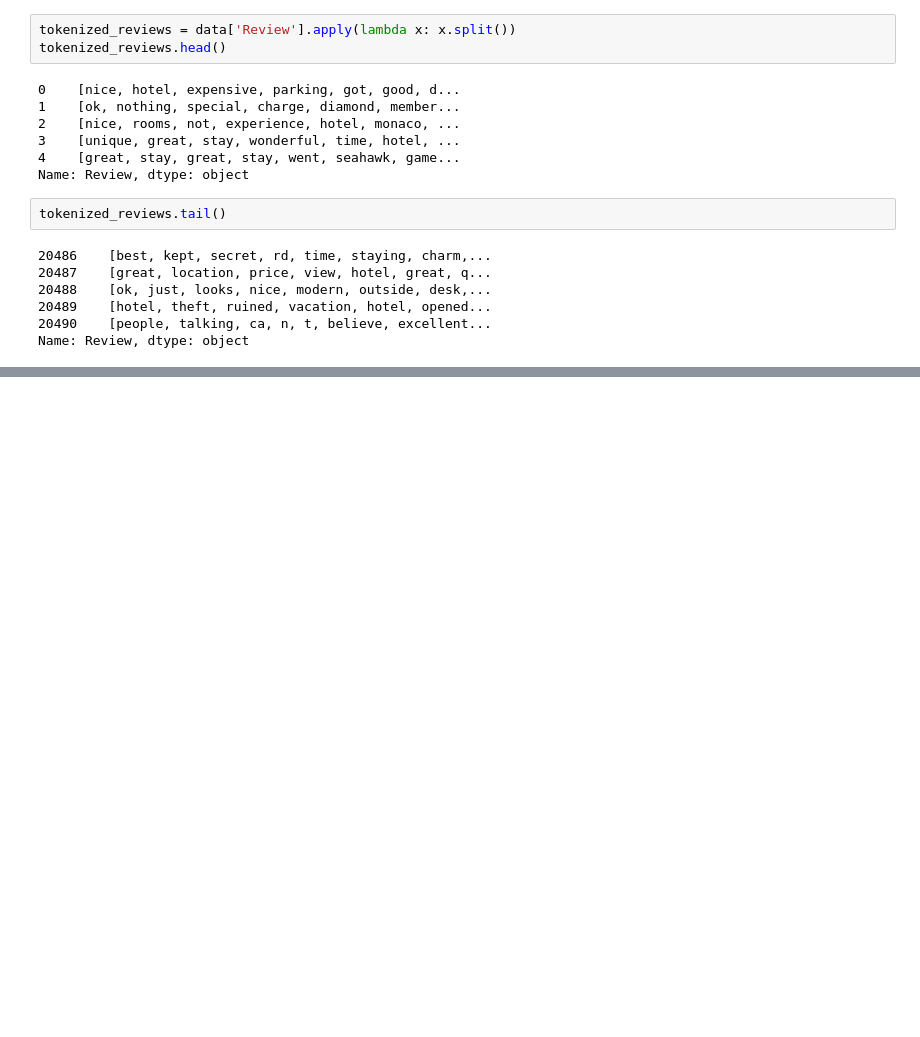
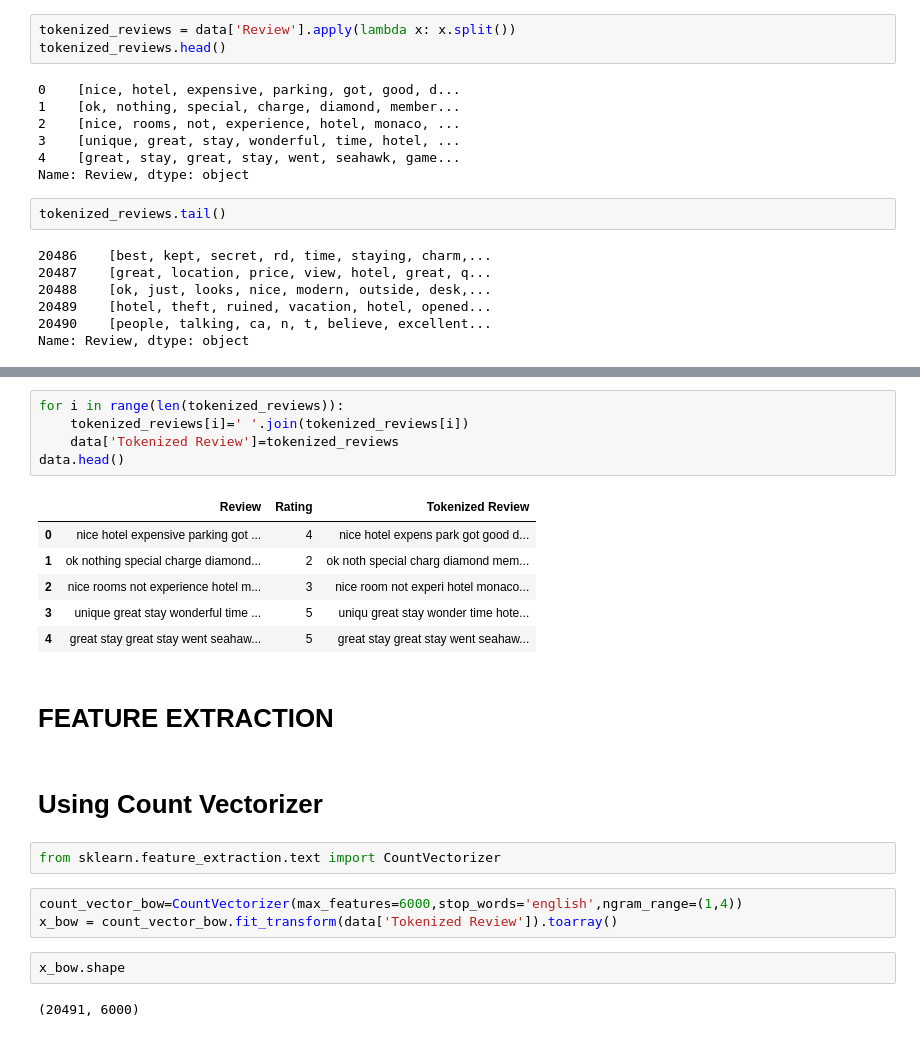
Before and after one commit to nidhi2611/Rating_Prediction_Using_Reviews, a Jupyter notebook: Rating Prediciton using Reviews.ipynb, the cells around one changed output, grey strips where cells are left out. Saved outputs shown, nothing was run; the diff lists cells and outputs as text; blank space fills up the shorter version.

```diff
--- a/Rating Prediciton using Reviews.ipynb
+++ b/Rating Prediciton using Reviews.ipynb
@@ -73,0 +79,25 @@ Name: Review, dtype: object
+# %%
+for i in range(len(tokenized_reviews)):
+    tokenized_reviews[i]=' '.join(tokenized_reviews[i])
+    data['Tokenized Review']=tokenized_reviews
+data.head()
+# %% [output]
+|  | Review | Rating | Tokenized Review |
+| 0 | nice hotel expensive parking got ... | 4 | nice hotel expens park got good d... |
+| 1 | ok nothing special charge diamond... | 2 | ok noth special charg diamond mem... |
+| 2 | nice rooms not experience hotel m... | 3 | nice room not experi hotel monaco... |
+| 3 | unique great stay wonderful time ... | 5 | uniqu great stay wonder time hote... |
+| 4 | great stay great stay went seahaw... | 5 | great stay great stay went seahaw... |
+# %% [markdown]
+# FEATURE EXTRACTION
+# %% [markdown]
+# Using Count Vectorizer
+# %%
+from sklearn.feature_extraction.text import CountVectorizer
+# %%
+count_vector_bow=CountVectorizer(max_features=6000,stop_words='english',ngram_range=(1,4))
+x_bow = count_vector_bow.fit_transform(data['Tokenized Review']).toarray()
+# %%
+x_bow.shape
+# %% [output]
+(20491, 6000)
```
Also changed, not shown: parts of 10 cells of this notebook.
